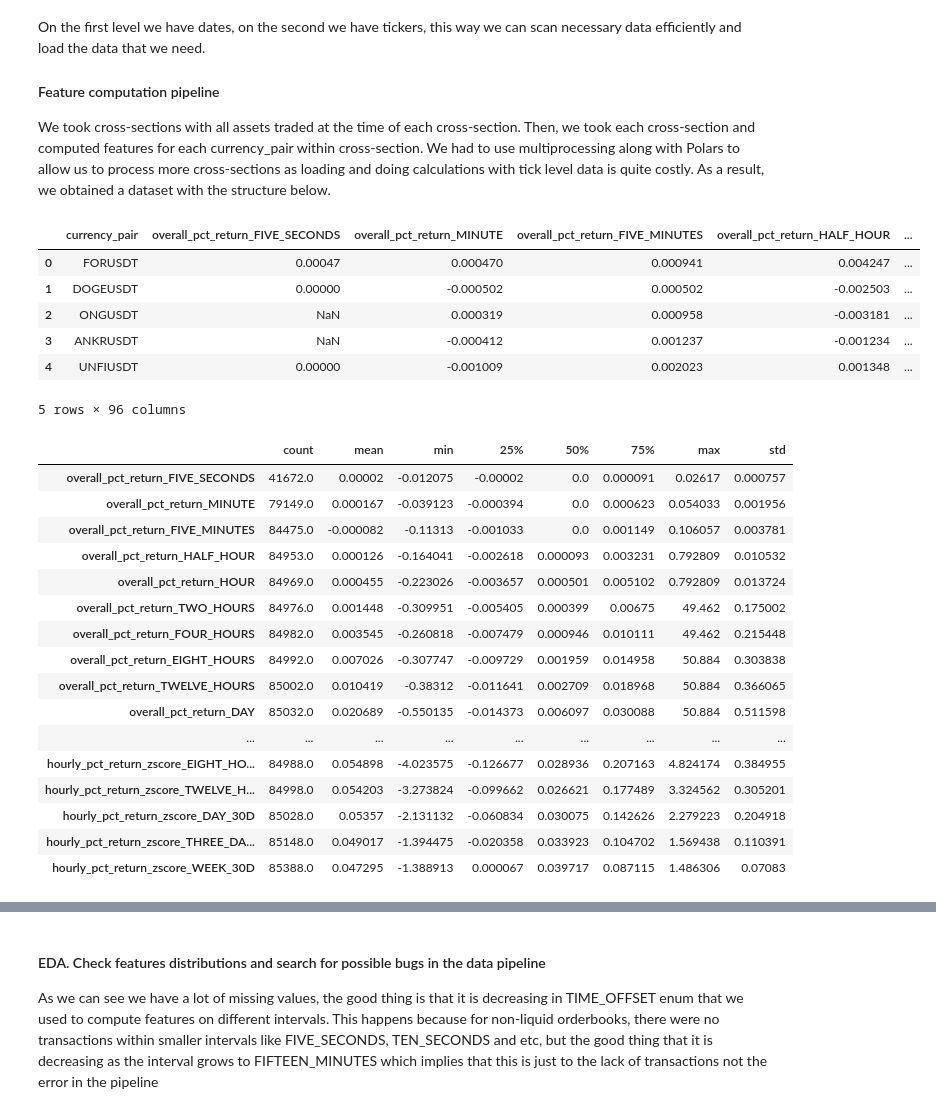
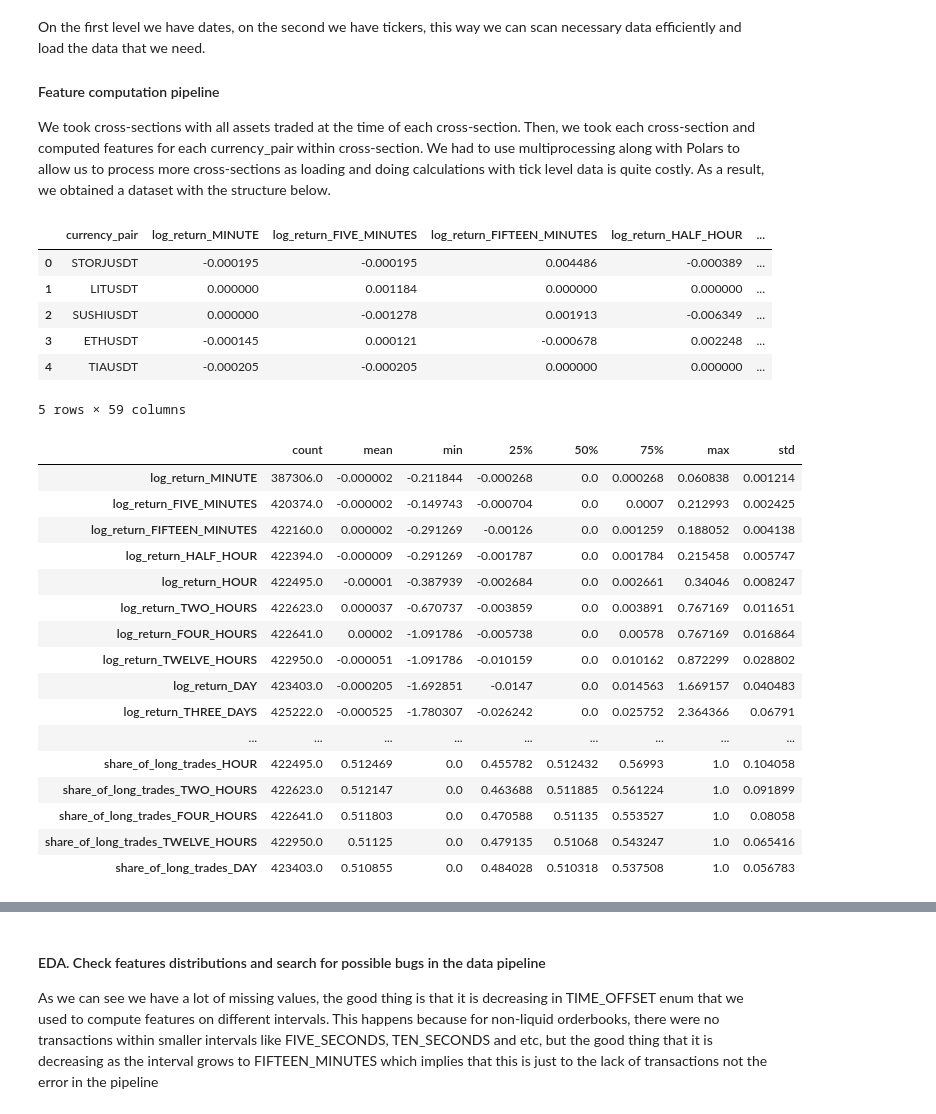
Before and after one commit to B0R0koko/microstructure_ranker, a Jupyter notebook: src/analysis/analysis.ipynb, the cells around one changed output, grey strips where cells are left out. Cells and saved outputs as stored; diff of their text form; code cells hidden in the pictures.

```diff
--- a/src/analysis/analysis.ipynb
+++ b/src/analysis/analysis.ipynb
@@ -36,40 +36,40 @@ On the first level we have dates, on the second we have tickers, this way we can
 
 <p>We took cross-sections with all assets traded at the time of each cross-section. Then, we took each cross-section and computed features for each currency_pair within cross-section. We had to use multiprocessing along with Polars to allow us to process more cross-sections as loading and doing calculations with tick level data is quite costly. As a result, we obtained a dataset with the structure below.</p>
 # %%
-df: pd.DataFrame = pd.read_parquet(r"D:\data\features\features_2025-05-13.parquet")
+df: pd.DataFrame = pd.read_parquet(r"D:\data\features\features_2025-05-11.parquet")
 
 df["cross_section_start_time"] = pd.to_datetime(df["cross_section_start_time"])
 df["cross_section_end_time"] = pd.to_datetime(df["cross_section_end_time"])
 
 df.head(5)
 # %% [output]
-|  | currency_pair | overall_pct_return_FIVE_SECONDS | overall_pct_return_MINUTE | overall_pct_return_FIVE_MINUTES | overall_pct_return_HALF_HOUR | ... |
-| 0 | FORUSDT | 0.00047 | 0.000470 | 0.000941 | 0.004247 | ... |
-| 1 | DOGEUSDT | 0.00000 | -0.000502 | 0.000502 | -0.002503 | ... |
-| 2 | ONGUSDT | NaN | 0.000319 | 0.000958 | -0.003181 | ... |
-| 3 | ANKRUSDT | NaN | -0.000412 | 0.001237 | -0.001234 | ... |
-| 4 | UNFIUSDT | 0.00000 | -0.001009 | 0.002023 | 0.001348 | ... |
+|  | currency_pair | log_return_MINUTE | log_return_FIVE_MINUTES | log_return_FIFTEEN_MINUTES | log_return_HALF_HOUR | ... |
+| 0 | STORJUSDT | -0.000195 | -0.000195 | 0.004486 | -0.000389 | ... |
+| 1 | LITUSDT | 0.000000 | 0.001184 | 0.000000 | 0.000000 | ... |
+| 2 | SUSHIUSDT | 0.000000 | -0.001278 | 0.001913 | -0.006349 | ... |
+| 3 | ETHUSDT | -0.000145 | 0.000121 | -0.000678 | 0.002248 | ... |
+| 4 | TIAUSDT | -0.000205 | -0.000205 | 0.000000 | 0.000000 | ... |
-5 rows × 96 columns
+5 rows × 59 columns
 # %%
 df.describe().T.head(20)
 # %% [output]
 |  | count | mean | min | 25% | 50% | 75% | max | std |
-| overall_pct_return_FIVE_SECONDS | 41672.0 | 0.00002 | -0.012075 | -0.00002 | 0.0 | 0.000091 | 0.02617 | 0.000757 |
-| overall_pct_return_MINUTE | 79149.0 | 0.000167 | -0.039123 | -0.000394 | 0.0 | 0.000623 | 0.054033 | 0.001956 |
-| overall_pct_return_FIVE_MINUTES | 84475.0 | -0.000082 | -0.11313 | -0.001033 | 0.0 | 0.001149 | 0.106057 | 0.003781 |
-| overall_pct_return_HALF_HOUR | 84953.0 | 0.000126 | -0.164041 | -0.002618 | 0.000093 | 0.003231 | 0.792809 | 0.010532 |
-| overall_pct_return_HOUR | 84969.0 | 0.000455 | -0.223026 | -0.003657 | 0.000501 | 0.005102 | 0.792809 | 0.013724 |
-| overall_pct_return_TWO_HOURS | 84976.0 | 0.001448 | -0.309951 | -0.005405 | 0.000399 | 0.00675 | 49.462 | 0.175002 |
-| overall_pct_return_FOUR_HOURS | 84982.0 | 0.003545 | -0.260818 | -0.007479 | 0.000946 | 0.010111 | 49.462 | 0.215448 |
-| overall_pct_return_EIGHT_HOURS | 84992.0 | 0.007026 | -0.307747 | -0.009729 | 0.001959 | 0.014958 | 50.884 | 0.303838 |
-| overall_pct_return_TWELVE_HOURS | 85002.0 | 0.010419 | -0.38312 | -0.011641 | 0.002709 | 0.018968 | 50.884 | 0.366065 |
-| overall_pct_return_DAY | 85032.0 | 0.020689 | -0.550135 | -0.014373 | 0.006097 | 0.030088 | 50.884 | 0.511598 |
+| log_return_MINUTE | 387306.0 | -0.000002 | -0.211844 | -0.000268 | 0.0 | 0.000268 | 0.060838 | 0.001214 |
+| log_return_FIVE_MINUTES | 420374.0 | -0.000002 | -0.149743 | -0.000704 | 0.0 | 0.0007 | 0.212993 | 0.002425 |
+| log_return_FIFTEEN_MINUTES | 422160.0 | 0.000002 | -0.291269 | -0.00126 | 0.0 | 0.001259 | 0.188052 | 0.004138 |
+| log_return_HALF_HOUR | 422394.0 | -0.000009 | -0.291269 | -0.001787 | 0.0 | 0.001784 | 0.215458 | 0.005747 |
+| log_return_HOUR | 422495.0 | -0.00001 | -0.387939 | -0.002684 | 0.0 | 0.002661 | 0.34046 | 0.008247 |
+| log_return_TWO_HOURS | 422623.0 | 0.000037 | -0.670737 | -0.003859 | 0.0 | 0.003891 | 0.767169 | 0.011651 |
+| log_return_FOUR_HOURS | 422641.0 | 0.00002 | -1.091786 | -0.005738 | 0.0 | 0.00578 | 0.767169 | 0.016864 |
+| log_return_TWELVE_HOURS | 422950.0 | -0.000051 | -1.091786 | -0.010159 | 0.0 | 0.010162 | 0.872299 | 0.028802 |
+| log_return_DAY | 423403.0 | -0.000205 | -1.692851 | -0.0147 | 0.0 | 0.014563 | 1.669157 | 0.040483 |
+| log_return_THREE_DAYS | 425222.0 | -0.000525 | -1.780307 | -0.026242 | 0.0 | 0.025752 | 2.364366 | 0.06791 |
 | ... | ... | ... | ... | ... | ... | ... | ... | ... |
-| hourly_pct_return_zscore_EIGHT_HO... | 84988.0 | 0.054898 | -4.023575 | -0.126677 | 0.028936 | 0.207163 | 4.824174 | 0.384955 |
-| hourly_pct_return_zscore_TWELVE_H... | 84998.0 | 0.054203 | -3.273824 | -0.099662 | 0.026621 | 0.177489 | 3.324562 | 0.305201 |
-| hourly_pct_return_zscore_DAY_30D | 85028.0 | 0.05357 | -2.131132 | -0.060834 | 0.030075 | 0.142626 | 2.279223 | 0.204918 |
-| hourly_pct_return_zscore_THREE_DA... | 85148.0 | 0.049017 | -1.394475 | -0.020358 | 0.033923 | 0.104702 | 1.569438 | 0.110391 |
-| hourly_pct_return_zscore_WEEK_30D | 85388.0 | 0.047295 | -1.388913 | 0.000067 | 0.039717 | 0.087115 | 1.486306 | 0.07083 |
+| share_of_long_trades_HOUR | 422495.0 | 0.512469 | 0.0 | 0.455782 | 0.512432 | 0.56993 | 1.0 | 0.104058 |
+| share_of_long_trades_TWO_HOURS | 422623.0 | 0.512147 | 0.0 | 0.463688 | 0.511885 | 0.561224 | 1.0 | 0.091899 |
+| share_of_long_trades_FOUR_HOURS | 422641.0 | 0.511803 | 0.0 | 0.470588 | 0.51135 | 0.553527 | 1.0 | 0.08058 |
+| share_of_long_trades_TWELVE_HOURS | 422950.0 | 0.51125 | 0.0 | 0.479135 | 0.51068 | 0.543247 | 1.0 | 0.065416 |
+| share_of_long_trades_DAY | 423403.0 | 0.510855 | 0.0 | 0.484028 | 0.510318 | 0.537508 | 1.0 | 0.056783 |
 # %%
 df = df.drop_duplicates(subset=["currency_pair", "cross_section_start_time", "cross_section_end_time"])
 df = df.reset_index(drop=True)
```
Also changed, not shown: parts of 21 cells of this notebook, 16 other files.
